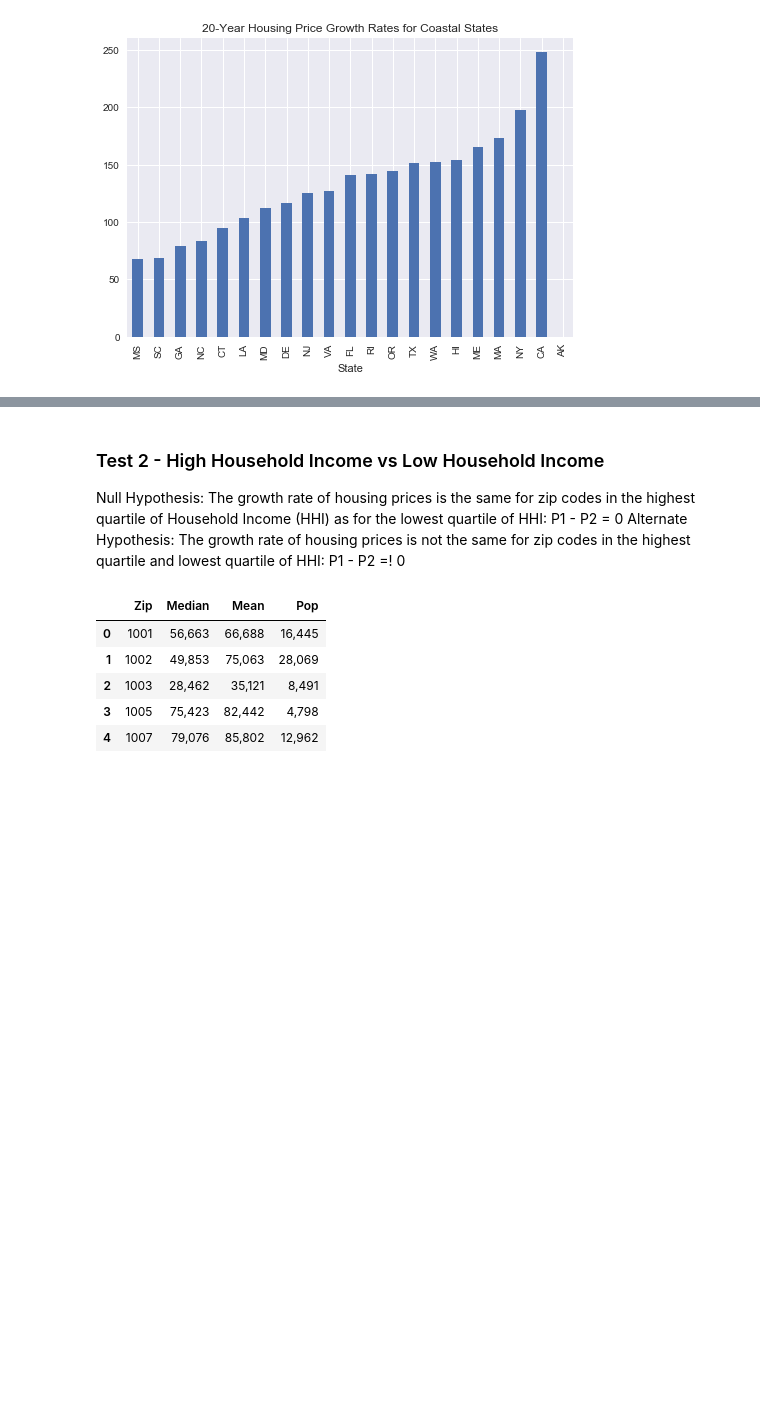
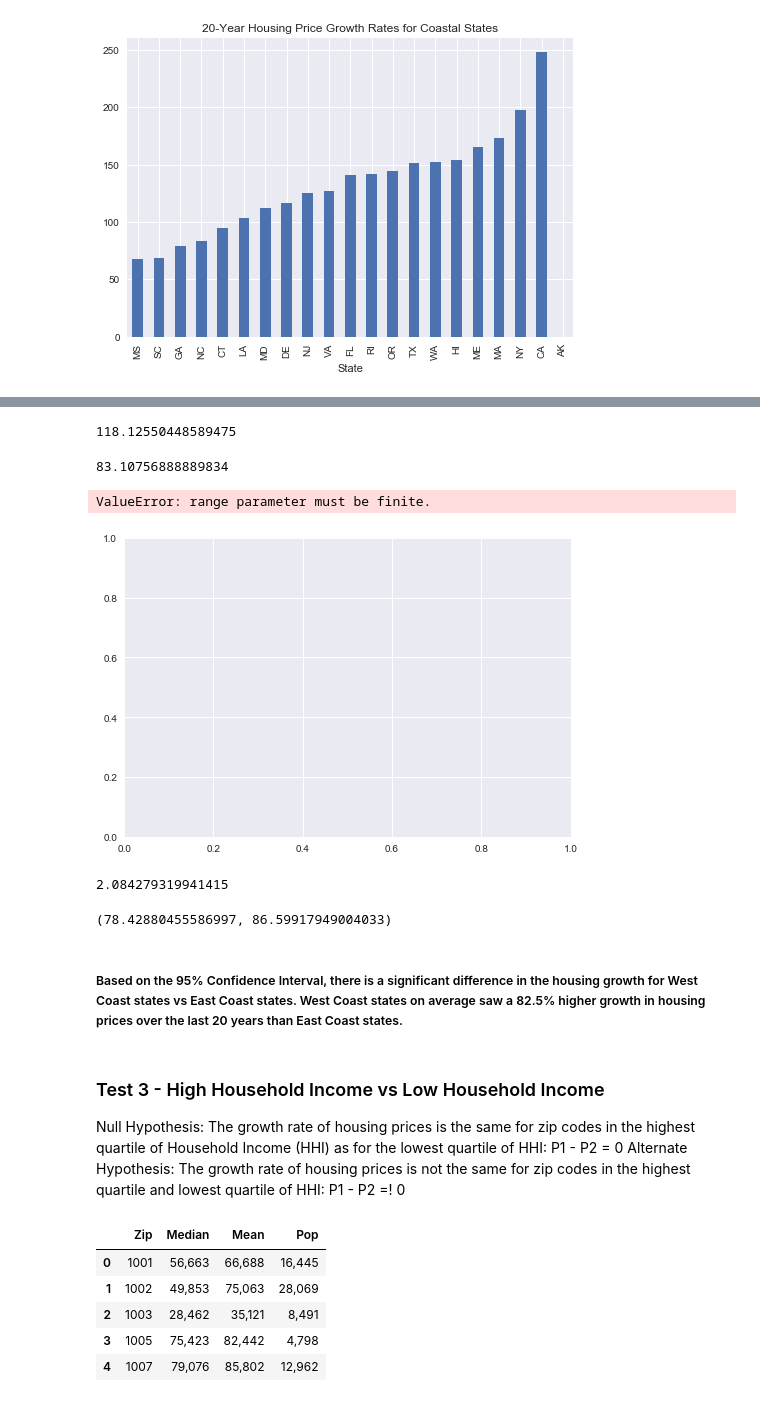
Before and after one commit to tiptonicedt/springboard, a Jupyter notebook: capstone_project_zillow/Zillow_Statistical_Inference.ipynb, the cells around one changed output, grey strips where cells are left out. Saved outputs shown, nothing was run; the diff lists cells and outputs as text; code cells hidden in the pictures; blank space fills up the shorter version.

```diff
--- a/capstone_project_zillow/Zillow_Statistical_Inference.ipynb
+++ b/capstone_project_zillow/Zillow_Statistical_Inference.ipynb
@@ -114,0 +149,16 @@ mean - 1.96*std, mean + 1.96*std
+# %%
+# Finding the mean and standard deviation for growth in the the Pacific and Atlantic zip codes
+h_pacific = h[h.State.isin(pacific_states)]
+h_pacific['Percent_Growth'] = (h_pacific['2017-05'] / h_pacific['1996-04'] - 1) * 100
+pacific_zips = len(h_pacific)
+pacific_mean = h_pacific['Percent_Growth'].mean()
+pacific_std = h_pacific['Percent_Growth'].std()
+
+h_atlantic = h[h.State.isin(atlantic_states)]
+h_atlantic['Percent_Growth'] = (h_atlantic['2017-05'] / h_atlantic['1996-04'] - 1) * 100
+atlantic_zips = len(h_not_coastal)
+atlantic_mean = h_atlantic['Percent_Growth'].mean()
+atlantic_std = h_atlantic['Percent_Growth'].std()
+
+mean = pacific_mean - atlantic_mean
+mean
@@ -115,5 +177,39 @@ mean - 1.96*std, mean + 1.96*std
+# %%
+atlantic_mean
+# %% [output]
+118.12550448589475
+# %%
+not_coastal_mean
+# %% [output]
+83.10756888889834
+# %%
+a = h_atlantic['Percent_Growth']
+p = h_pacific['Percent_Growth']
+
+bins = np.linspace(0, 700, 100)
+
+plt.hist(a, bins, alpha=0.5, label='East Coast')
+plt.hist(p, bins, alpha=0.5, label='West Coast')
+plt.legend(loc='upper right')
+plt.show()
+# %% [output]
+ValueError: range parameter must be finite.
+[figure, added]
+# %%
+# Standard Deviation of the differences in the means
+std = ((pacific_std**2)/pacific_zips + (atlantic_std**2)/atlantic_zips)**(1/2.0)
+std
+# %% [output]
+2.084279319941415
+# %%
+# Z Score for two-tailed test for alpha = .025 is 1.96.  95% confidence interval:
+mean - 1.96*std, mean + 1.96*std
+# %% [output]
+(78.42880455586997, 86.59917949004033)
+# %% [markdown]
+##### Based on the 95% Confidence Interval, there is a significant difference in the housing growth for West Coast states vs East Coast states.  West Coast states on average saw a 82.5% higher growth in housing prices over the last 20 years than East Coast states.
 # %% [markdown]
-### Test 2 - High Household Income vs Low Household Income
+### Test 3 - High Household Income vs Low Household Income
 Null Hypothesis: The growth rate of housing prices is the same for zip codes in the highest quartile of Household Income (HHI) as for the lowest quartile of HHI: P1 - P2 = 0
 Alternate Hypothesis: The growth rate of housing prices is not the same for zip codes in the highest quartile and lowest quartile of HHI: P1 - P2 =! 0
 # %%
```
Also changed, not shown: parts of 22 cells of this notebook.
